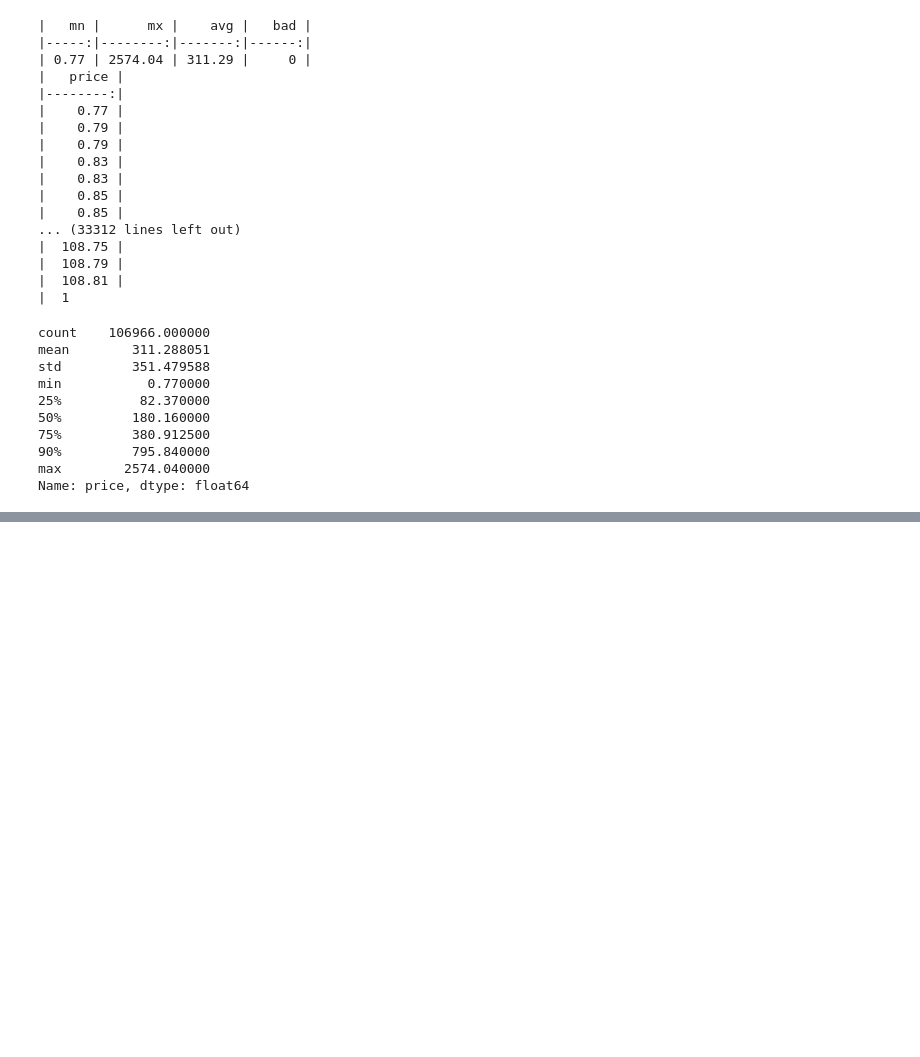
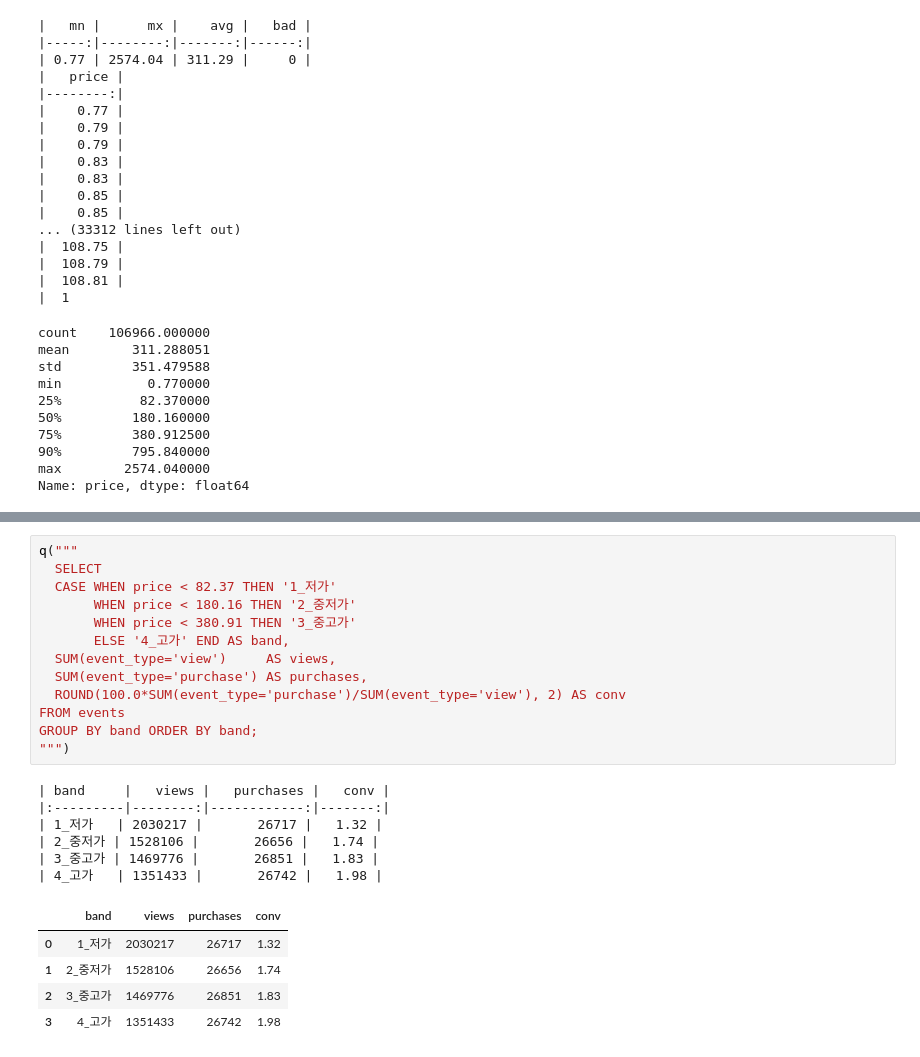
Before and after one commit to FASTriver0714/data-agent, a Jupyter notebook: notebooks/01_check_data.ipynb, the cells around one changed output, grey strips where cells are left out. Cells and saved outputs as stored; diff of their text form; blank space fills up the shorter version.

```diff
--- a/notebooks/01_check_data.ipynb
+++ b/notebooks/01_check_data.ipynb
@@ -166,0 +293,25 @@ Name: price, dtype: float64
+# %%
+q("""
+  SELECT
+  CASE WHEN price < 82.37 THEN '1_저가'
+       WHEN price < 180.16 THEN '2_중저가'
+       WHEN price < 380.91 THEN '3_중고가'
+       ELSE '4_고가' END AS band,
+  SUM(event_type='view')     AS views,
+  SUM(event_type='purchase') AS purchases,
+  ROUND(100.0*SUM(event_type='purchase')/SUM(event_type='view'), 2) AS conv
+FROM events
+GROUP BY band ORDER BY band;
+""")
+# %% [output]
+| band     |   views |   purchases |   conv |
+|:---------|--------:|------------:|-------:|
+| 1_저가   | 2030217 |       26717 |   1.32 |
+| 2_중저가 | 1528106 |       26656 |   1.74 |
+| 3_중고가 | 1469776 |       26851 |   1.83 |
+| 4_고가   | 1351433 |       26742 |   1.98 |
+|  | band | views | purchases | conv |
+| 0 | 1_저가 | 2030217 | 26717 | 1.32 |
+| 1 | 2_중저가 | 1528106 | 26656 | 1.74 |
+| 2 | 3_중고가 | 1469776 | 26851 | 1.83 |
+| 3 | 4_고가 | 1351433 | 26742 | 1.98 |
```
Also changed, not shown: parts of 6 cells of this notebook, 5 other files.
